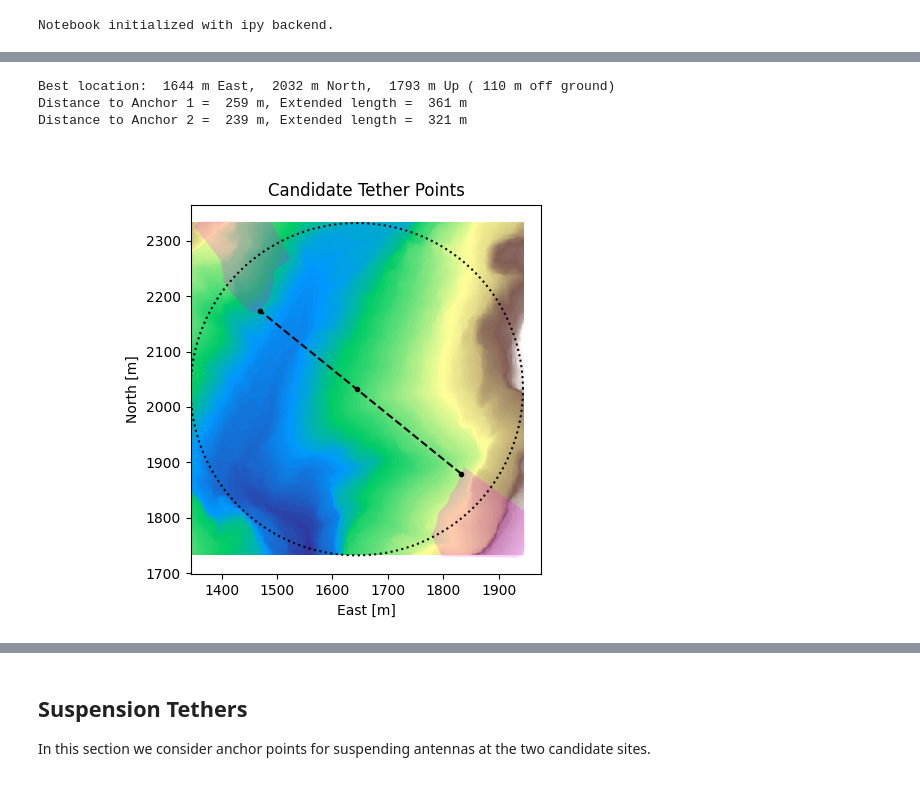
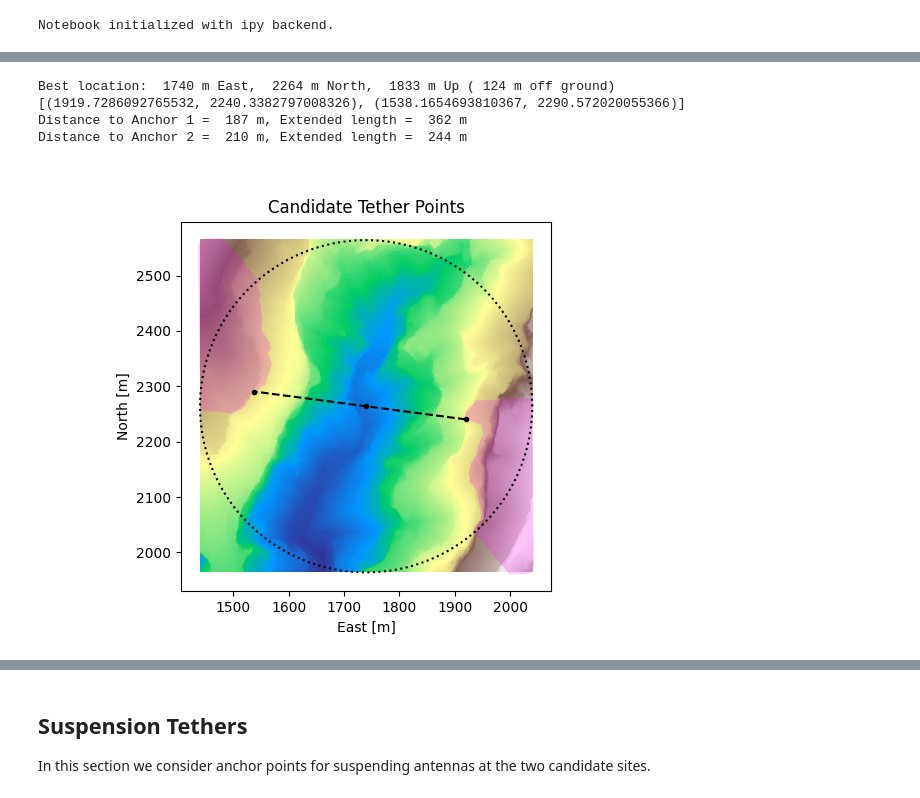
Before and after one commit to AaronParsons/eigsep_terrain, a Jupyter notebook: notebooks/EIGSEP Suspension and Horizon Modeling.ipynb, the cells around one changed output, grey strips where cells are left out. Drawn from its saved outputs; the diff is of its cells as text; code cells hidden in the pictures.

Commit message:
Added update to notebook, as well as cached horizon area computation.

```diff
--- a/notebooks/EIGSEP Suspension and Horizon Modeling.ipynb
+++ b/notebooks/EIGSEP Suspension and Horizon Modeling.ipynb
@@ -18,4 +21,14 @@ mlab.init_notebook()
 Notebook initialized with ipy backend.
 # %%
 CACHE_FILE = 'marjum_dem.npz'
+CACHE_HORIZON_FILENAME = 'marjum_horizon_area.npz'
+
+TETHER_MAX = 300 # m, absolute maximum for tether length; don't consider longer than this
+H_MIN = 100 # m, minimum antenna height off ground
+H_MAX = 150 # m, maximum antenna height off ground
+#THETA_MIN = np.deg2rad(20) # radians, minimum tether inclination angle
+THETA_MIN = np.deg2rad(15) # radians, minimum tether inclination angle
+N_BINS = 256  # number of azimuthal bins to group pixels into for finding opposing tether points
+view_rng = 400 # m
+
 dem = DEM(cache_file=CACHE_FILE)
@@ -101,49 +267,41 @@ def az(a, b):
 # %%
 # solve for good tether points around antenna location
-MAX_H = 115 # m, maximum antenna height off ground
-THETA_MIN = np.deg2rad(20) # radians, minimum tether inclination angle
-N_BINS = 256  # number of azimuthal bins to group pixels into for finding opposing tether points
-view_rng = 400 # m
-TETHER_MAX = 300 # m, absolute maximum for tether length; don't consider longer than this
-
 # pick a minimum altitude after selecting for low antenna height off ground
-h = hs[...,1][hs[...,0] <= MAX_H].min()
-_n0, _e0 = np.where(hs[...,1] == h)
-h = hs[_n0, _e0, 0][0]
-e0, n0 = _e0_rng[_e0][0], _n0_rng[_n0][0]
-dem['P'] = dem.interp_alt(e0, n0, return_vec=True) + np.array([0, 0, h])
 e0, n0, u0 = pltfm = dem['P']
 print(f'Best location: {e0: 3.0f} m East, {n0: 3.0f} m North, {u0: 3.0f} m Up ({h: 3.0f} m off ground)')
 
 # Find tether points
-anchors, boundaries = dem.find_anchors(e0, n0, u0, n_anchors=2, r_anchor_max=TETHER_MAX)
+anchors, boundaries = dem.find_anchors(e0, n0, u0, n_anchors=2, r_anchor_max=TETHER_MAX, min_angle=THETA_MIN, boundary=True)
+print(anchors)
 dem['X'] = anc_e = dem.interp_alt(*anchors[0], return_vec=True)
 dem['Y'] = anc_w = dem.interp_alt(*anchors[1], return_vec=True)
 
 print(f"Distance to Anchor 1 = {dist(pltfm, anc_e): 3.0f} m, Extended length = {dist(pltfm - h, anc_e): 3.0f} m")
 print(f"Distance to Anchor 2 = {dist(pltfm, anc_w): 3.0f} m, Extended length = {dist(pltfm - h, anc_w): 3.0f} m")
 # %% [output]
-Best location:  1644 m East,  2032 m North,  1793 m Up ( 110 m off ground)
-Distance to Anchor 1 =  259 m, Extended length =  361 m
-Distance to Anchor 2 =  239 m, Extended length =  321 m
+Best location:  1740 m East,  2264 m North,  1833 m Up ( 124 m off ground)
+[(1919.7286092765532, 2240.3382797008326), (1538.1654693810367, 2290.572020055366)]
+Distance to Anchor 1 =  187 m, Extended length =  362 m
+Distance to Anchor 2 =  210 m, Extended length =  244 m
 # %%
 fig, ax = plt.subplots()
 e1, n1 = anchors[0]
 e2, n2 = anchors[1]
 erng = (e0 - TETHER_MAX, e0 + TETHER_MAX)
 nrng = (n0 - TETHER_MAX, n0 + TETHER_MAX)
-plot_img(ax, U, erng=erng, nrng=nrng)
+_E, _W, _U = dem.get_tile(erng_m=erng, nrng_m=nrng, mesh=True)
+plot_img(ax, _U, erng=erng, nrng=nrng)
 plt.plot([e0, e1, e2], [n0, n1, n2], 'k.')
 plt.plot([e1, e2], [n1, n2], 'k--')
 th = np.linspace(0, 2 * np.pi, 200)
 _r = 300
 plt.plot(e0 + _r * np.cos(th), n0 + _r * np.sin(th), 'k:')
 
 for cnt in range(len(anchors)):
     ax.fill(boundaries[cnt, :, 0], boundaries[cnt, :, 1], 'magenta', alpha=0.2)
 _ = plt.title('Candidate Tether Points')
 # %% [output]
-[figure, old version]
+[figure, new version]
 # %%
 # Calculate the horizon angle of the terrain surround the antenna
 horizon_angles, crds = dem.calc_horizon(e0, n0, u0, crds=crds)
```
Also changed, not shown: parts of 26 cells of this notebook, 1 other file.
